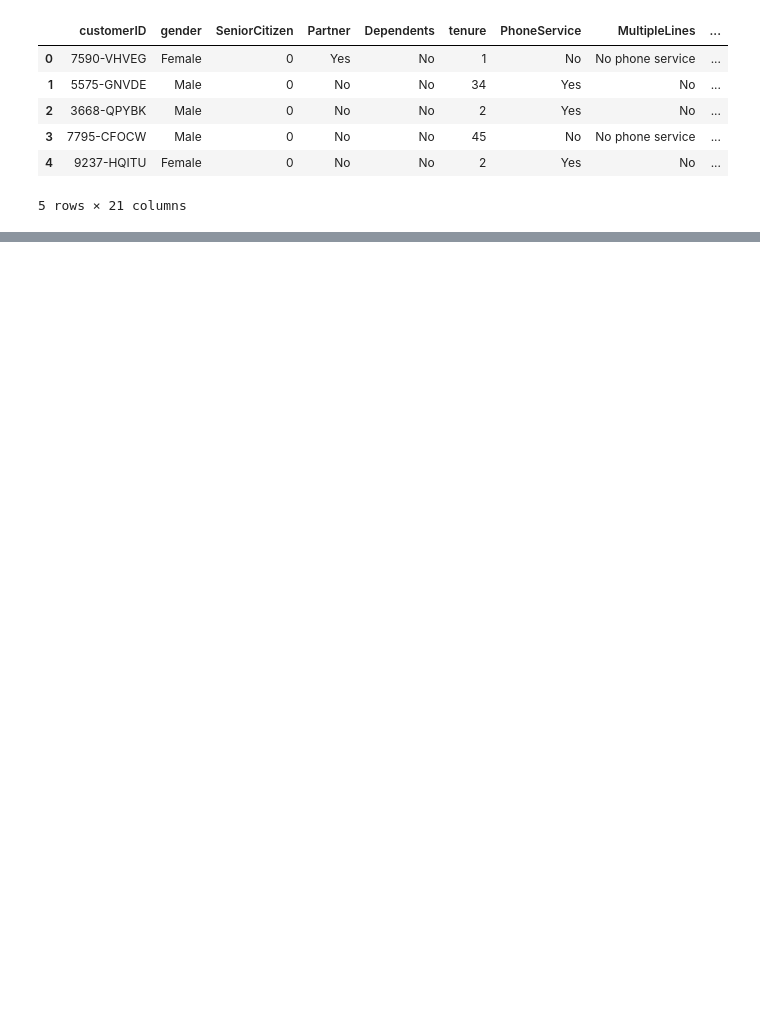
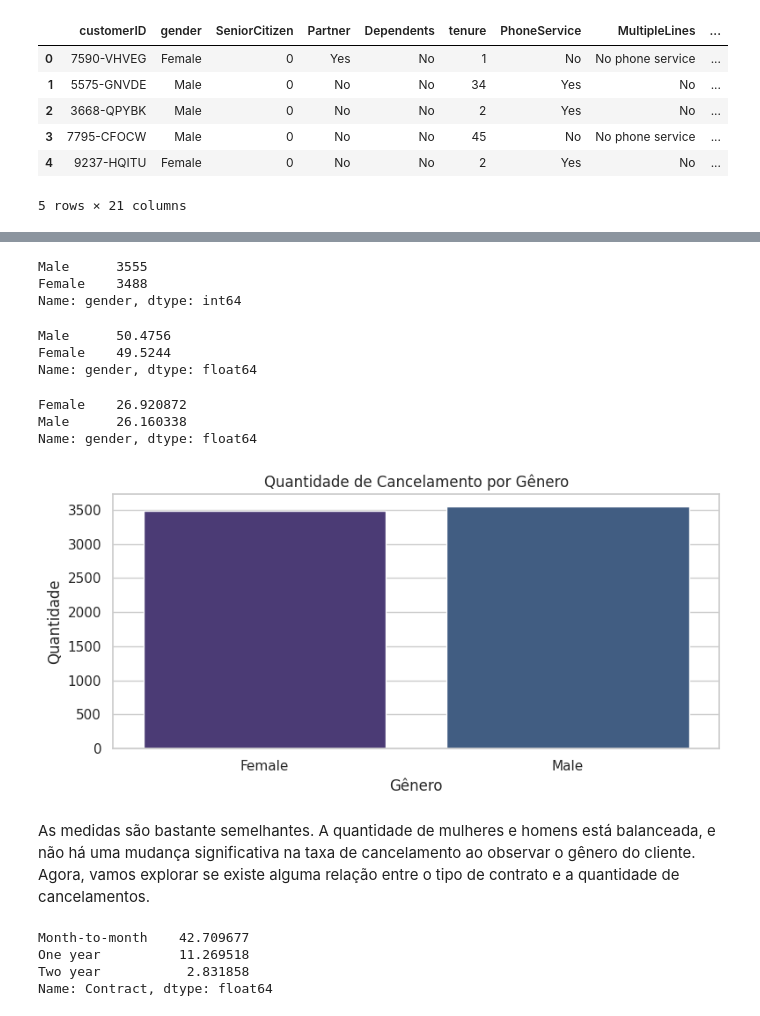
Before and after one commit to SarahFeanor/Portfolio-DataScience, a Jupyter notebook: Churn_Prediction.ipynb, the cells around one changed output, grey strips where cells are left out. Drawn from its saved outputs; the diff is of its cells as text; code cells hidden in the pictures; blank space fills up the shorter version.

```diff
--- a/Churn_Prediction.ipynb
+++ b/Churn_Prediction.ipynb
@@ -113,0 +288,43 @@ df.head()
+# %%
+# Quantidade de dados distribuidos por classes
+df.gender.value_counts()
+# %% [output]
+Male      3555
+Female    3488
+Name: gender, dtype: int64
+# %%
+# Porcentagem de dados distribuidos por classes
+round(df.gender.value_counts()/df.shape[0] * 100,4)
+# %% [output]
+Male      50.4756
+Female    49.5244
+Name: gender, dtype: float64
+# %%
+# Taxa de cancelamento por gênero
+df['gender'].loc[df.Churn == 'Yes'].value_counts()/df.gender.value_counts() * 100
+# %% [output]
+Female    26.920872
+Male      26.160338
+Name: gender, dtype: float64
+# %%
+# Plotar um gráfico de barras para ver a quantidade de cancelamento por gênero
+fig, ax = plt.subplots(figsize=(8, 4))
+sns.set_style("darkgrid", {"grid.color": ".6", "grid.linestyle": ":"})
+sns.set_palette("viridis")  # Ajustei a paleta de cores para "viridis"
+count = df['gender'].loc[df.Churn == 'Yes'].value_counts()
+sns.countplot(x='gender', data=df)
+ax.set_xlabel('Gênero')
+ax.set_ylabel('Quantidade')
+ax.set_title('Quantidade de Cancelamento por Gênero')
+plt.tight_layout()
+# %% [output]
+[figure, added]
+# %% [markdown]
+As medidas são bastante semelhantes. A quantidade de mulheres e homens está balanceada, e não há uma mudança significativa na taxa de cancelamento ao observar o gênero do cliente. Agora, vamos explorar se existe alguma relação entre o tipo de contrato e a quantidade de cancelamentos.
+# %%
+df.Contract.loc[df.Churn == 'Yes'].value_counts()/df.Contract.value_counts() * 100
+# %% [output]
+Month-to-month    42.709677
+One year          11.269518
+Two year           2.831858
+Name: Contract, dtype: float64
```
Also changed, not shown: parts of 76 cells of this notebook.
